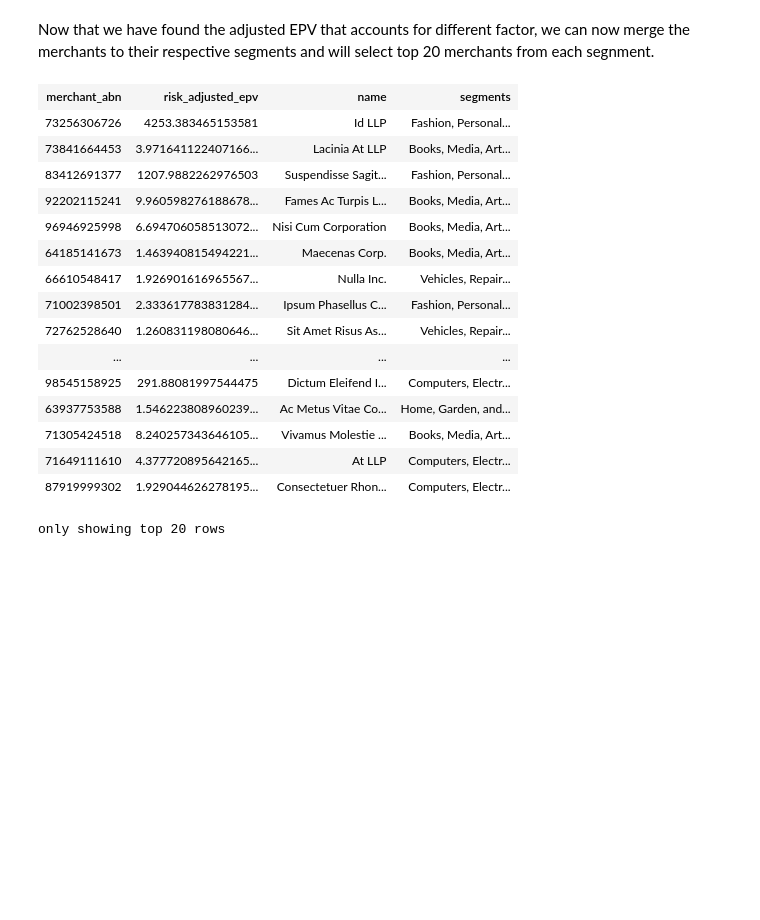
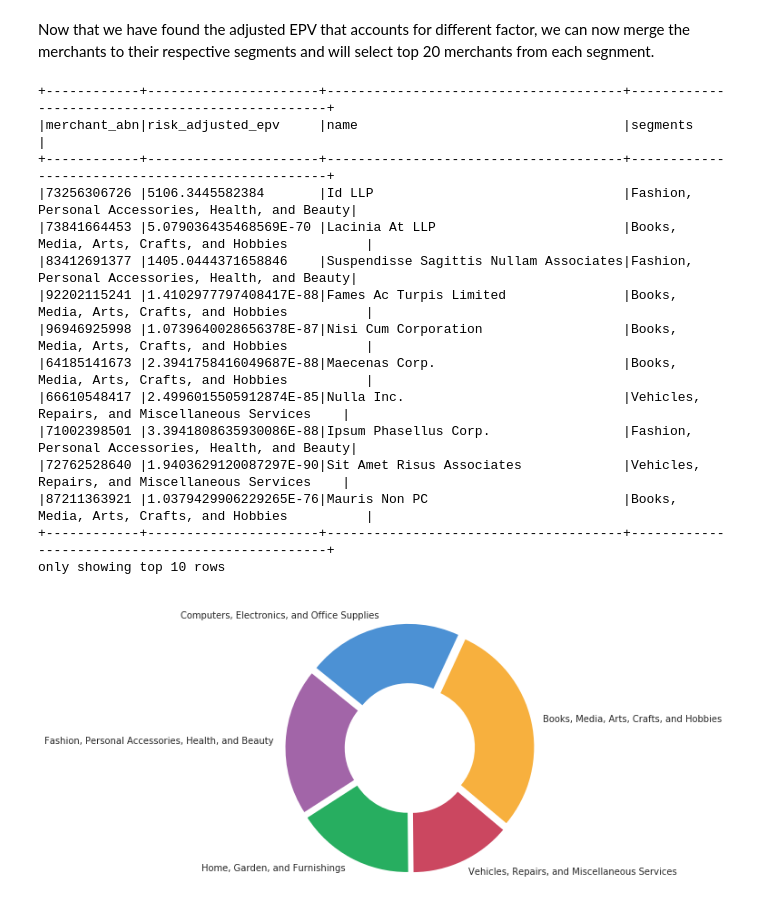
Before and after one commit to MAST30034-AppliedDataScience/project-2-group-buy-now-pay-later-industry-project-9, a Jupyter notebook: notebooks/4.1b_ranking_model_v2.ipynb, the cells around one changed output. Drawn from its saved outputs; the diff is of its cells as text; code cells hidden in the pictures; blank space fills up the shorter version.

```diff
--- a/notebooks/4.1b_ranking_model_v2.ipynb
+++ b/notebooks/4.1b_ranking_model_v2.ipynb
@@ -309,22 +354,31 @@ complete_ranking = merchant_ranking_metrics.select("merchant_abn", "risk_adjuste
 
 # Merge ranking with segments
 complete_ranking = complete_ranking.join(segments, on = 'merchant_abn', how='inner')
-complete_ranking
+complete_ranking.show(10, truncate = False)
 # %% [output]
-| merchant_abn | risk_adjusted_epv | name | segments |
-| 73256306726 | 4253.383465153581 | Id LLP | Fashion, Personal... |
-| 73841664453 | 3.971641122407166... | Lacinia At LLP | Books, Media, Art... |
-| 83412691377 | 1207.9882262976503 | Suspendisse Sagit... | Fashion, Personal... |
-| 92202115241 | 9.960598276188678... | Fames Ac Turpis L... | Books, Media, Art... |
-| 96946925998 | 6.694706058513072... | Nisi Cum Corporation | Books, Media, Art... |
-| 64185141673 | 1.463940815494221... | Maecenas Corp. | Books, Media, Art... |
-| 66610548417 | 1.926901616965567... | Nulla Inc. | Vehicles, Repair... |
-| 71002398501 | 2.333617783831284... | Ipsum Phasellus C... | Fashion, Personal... |
-| 72762528640 | 1.260831198080646... | Sit Amet Risus As... | Vehicles, Repair... |
-| ... | ... | ... | ... |
-| 98545158925 | 291.88081997544475 | Dictum Eleifend I... | Computers, Electr... |
-| 63937753588 | 1.546223808960239... | Ac Metus Vitae Co... | Home, Garden, and... |
-| 71305424518 | 8.240257343646105... | Vivamus Molestie ... | Books, Media, Art... |
-| 71649111610 | 4.377720895642165... | At LLP | Computers, Electr... |
-| 87919999302 | 1.929044626278195... | Consectetuer Rhon... | Computers, Electr... |
-only showing top 20 rows
++------------+----------------------+--------------------------------------+-------------------------------------------------+
+|merchant_abn|risk_adjusted_epv     |name                                  |segments                                         |
++------------+----------------------+--------------------------------------+-------------------------------------------------+
+|73256306726 |5106.3445582384       |Id LLP                                |Fashion, Personal Accessories, Health, and Beauty|
+|73841664453 |5.079036435468569E-70 |Lacinia At LLP                        |Books, Media, Arts, Crafts, and Hobbies          |
+|83412691377 |1405.0444371658846    |Suspendisse Sagittis Nullam Associates|Fashion, Personal Accessories, Health, and Beauty|
+|92202115241 |1.4102977797408417E-88|Fames Ac Turpis Limited               |Books, Media, Arts, Crafts, and Hobbies          |
+|96946925998 |1.0739640028656378E-87|Nisi Cum Corporation                  |Books, Media, Arts, Crafts, and Hobbies          |
+|64185141673 |2.3941758416049687E-88|Maecenas Corp.                        |Books, Media, Arts, Crafts, and Hobbies          |
+|66610548417 |2.4996015505912874E-85|Nulla Inc.                            |Vehicles, Repairs, and Miscellaneous Services    |
+|71002398501 |3.3941808635930086E-88|Ipsum Phasellus Corp.                 |Fashion, Personal Accessories, Health, and Beauty|
+|72762528640 |1.9403629120087297E-90|Sit Amet Risus Associates             |Vehicles, Repairs, and Miscellaneous Services    |
+|87211363921 |1.0379429906229265E-76|Mauris Non PC                         |Books, Media, Arts, Crafts, and Hobbies          |
++------------+----------------------+--------------------------------------+-------------------------------------------------+
+only showing top 10 rows
+# %%
+grouped_segments = complete_ranking.groupBy("segments").agg(F.count("merchant_abn").alias('num_merchants')).orderBy("num_merchants", ascending = False)
+grouped_segments_pd = grouped_segments.toPandas()
+colours = ["#f7b03e", "#4c91d4", "#a265a8", "#27ae60" ,"#cb4760"]
+
+plt.figure(figsize=(10,6))
+plt.pie(grouped_segments_pd['num_merchants'], colors=colours, wedgeprops=dict(width=0.5), startangle=-40, explode= [0.05]*5, labels=grouped_segments_pd['segments'])
+plt.savefig(f"../plots/donut_chart_segments", transparent=True)
+plt.show()
+# %% [output]
+[figure, added]
```
Also changed, not shown: parts of 18 cells of this notebook, 8 other files.
